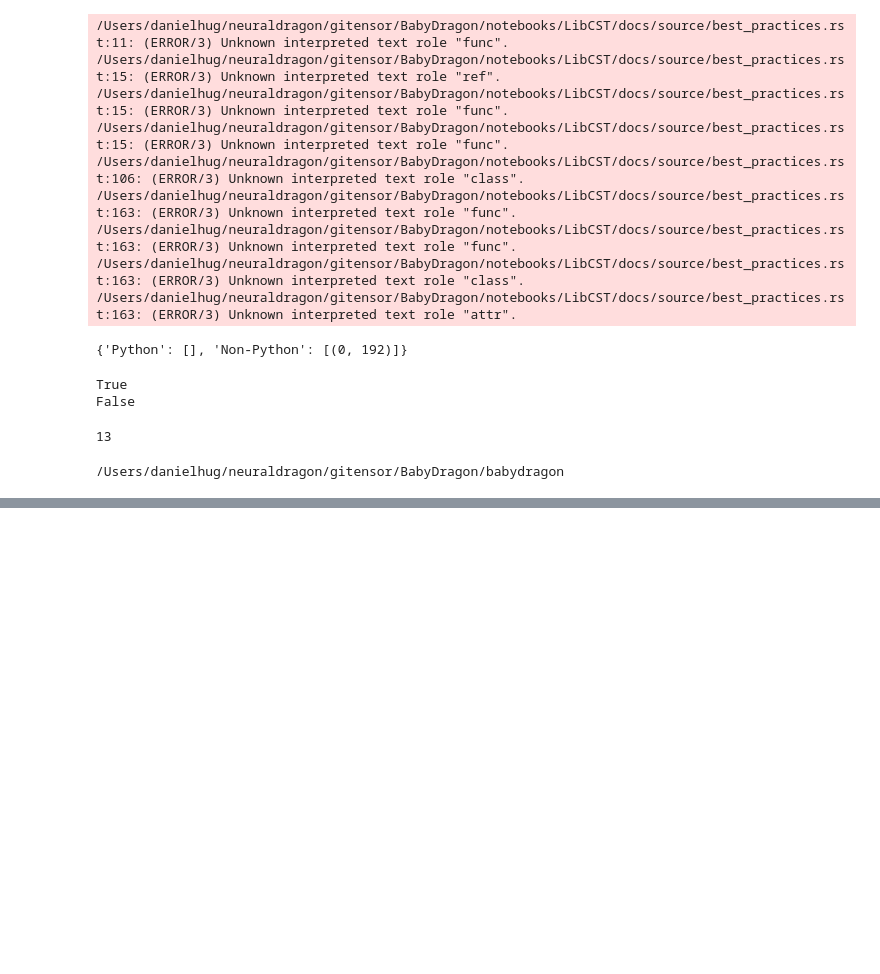
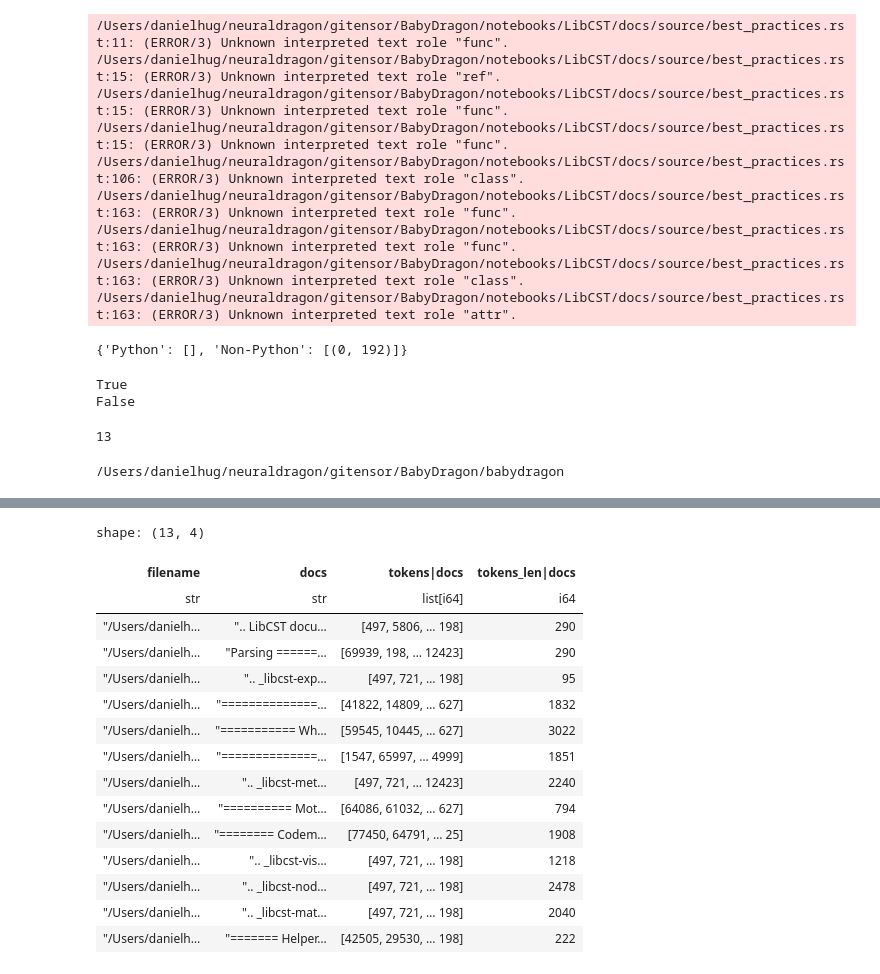
Before and after one commit to Neural-Dragon-AI/BabyDragon, a Jupyter notebook: notebooks/libcst_analysis.ipynb, the cells around one changed output, grey strips where cells are left out. Cells and saved outputs as stored; diff of their text form; code cells hidden in the pictures; blank space fills up the shorter version.

```diff
--- a/notebooks/libcst_analysis.ipynb
+++ b/notebooks/libcst_analysis.ipynb
@@ -221,4 +221,4 @@ import os, babydragon; print(os.path.dirname(babydragon.__file__))
 /Users/danielhug/neuraldragon/gitensor/BabyDragon/babydragon
 # %%
 docs_path = '/Users/danielhug/neuraldragon/frames_arc/BabyDragon/notebooks/LibCST/docs/source'
-cf = CodeFrame.from_documentation(docs_path)
+cf = CodeFrame.load(frame_path="./storage/LibCST_docs",name='LibCST_docs' )
@@ -226,0 +244,21 @@ AttributeError: type object 'CodeFrame' has no attribute 'from_documentation'
+# %%
+cf = cf.tokenize_column('docs')
+# %%
+cf.df
+# %% [output]
+shape: (13, 4)
+| filename | docs | tokens|docs | tokens_len|docs |
+| str | str | list[i64] | i64 |
+| "/Users/danielh… | ".. LibCST docu… | [497, 5806, … 198] | 290 |
+| "/Users/danielh… | "Parsing ======… | [69939, 198, … 12423] | 290 |
+| "/Users/danielh… | ".. _libcst-exp… | [497, 721, … 198] | 95 |
+| "/Users/danielh… | "==============… | [41822, 14809, … 627] | 1832 |
+| "/Users/danielh… | "=========== Wh… | [59545, 10445, … 627] | 3022 |
+| "/Users/danielh… | "==============… | [1547, 65997, … 4999] | 1851 |
+| "/Users/danielh… | ".. _libcst-met… | [497, 721, … 12423] | 2240 |
+| "/Users/danielh… | "========== Mot… | [64086, 61032, … 627] | 794 |
+| "/Users/danielh… | "======== Codem… | [77450, 64791, … 25] | 1908 |
+| "/Users/danielh… | ".. _libcst-vis… | [497, 721, … 198] | 1218 |
+| "/Users/danielh… | ".. _libcst-nod… | [497, 721, … 198] | 2478 |
+| "/Users/danielh… | ".. _libcst-mat… | [497, 721, … 198] | 2040 |
+| "/Users/danielh… | "======= Helper… | [42505, 29530, … 198] | 222 |
```
Also changed, not shown: parts of 8 cells of this notebook.
